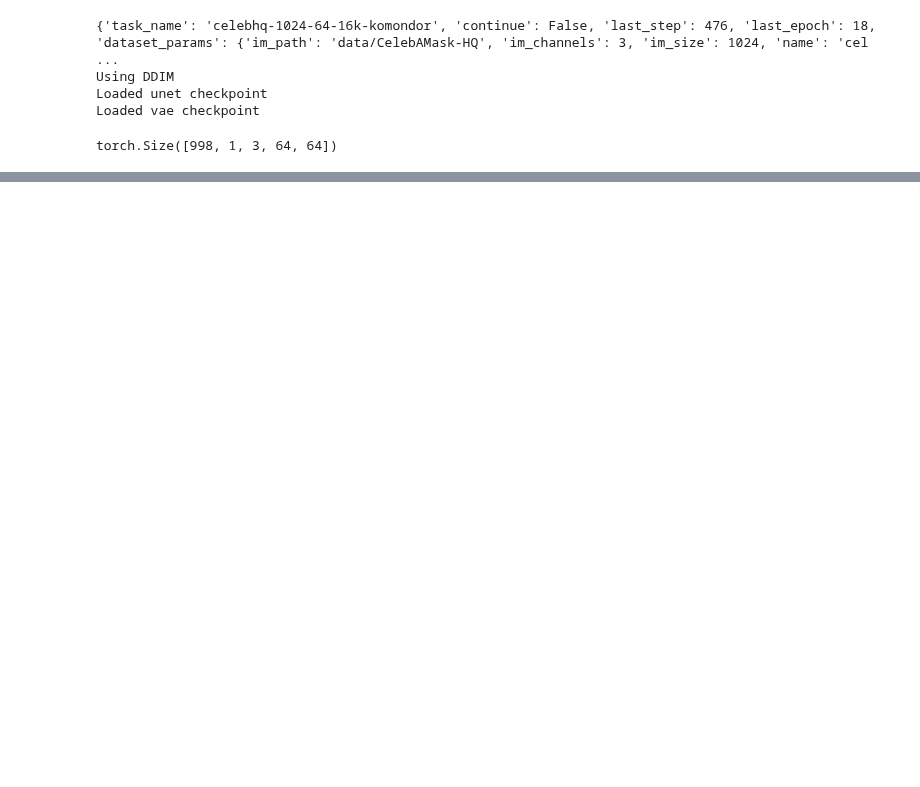
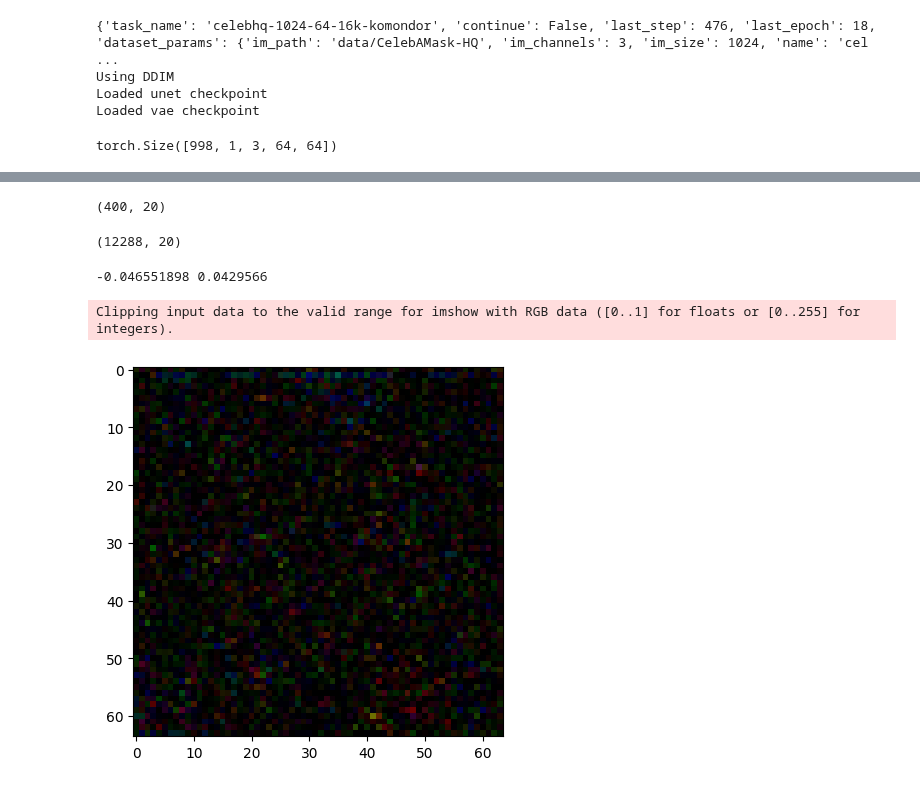
Before and after one commit to matemeglecz/face-diffusion, a Jupyter notebook: attr_editing.ipynb, the cells around one changed output, grey strips where cells are left out. Drawn from its saved outputs; the diff is of its cells as text; code cells hidden in the pictures; blank space fills up the shorter version.

```diff
--- a/attr_editing.ipynb
+++ b/attr_editing.ipynb
@@ -374,0 +663,51 @@ with torch.no_grad():
+# %%
+# flatten start_latent to (num_samples, num_latent_vector_dimension)
+latens = latens.view(latens.size(0), -1).cpu().numpy()
+
+attribute_desc = attribute_desc.cpu().numpy()
+# %%
+def normalize_feature_axis(feature_slope):
+    """
+    function to normalize the slope of features axis so that they have the same length
+
+    :param feature_slope: array of feature axis, shape = (num_latent_vector_dimension, num_features)
+    :return: same shape of input
+    """
+
+    feature_direction = feature_slope / np.linalg.norm(feature_slope, ord=2, axis=0, keepdims=True)
+    return feature_direction
+# %%
+feature_slope = find_feature_axis(latens, attribute_desc, method='linear')
+
+""" normalize the feature vectors """
+yn_normalize_feature_direction = True
+if yn_normalize_feature_direction:
+    feature_direction = normalize_feature_axis(feature_slope)
+else:
+    feature_direction = feature_slope
+# %%
+print(attribute_desc.shape)
+# %% [output]
+(400, 20)
+# %%
+print(feature_direction.shape)
+
+# format back to (1, 3, 64, 64)
+feature_direction = feature_direction.reshape(3, 64, 64, 20)
+# %% [output]
+(12288, 20)
+# %%
+print(min(feature_direction[0, 0].flatten()), max(feature_direction[0, 0].flatten()))
+# %% [output]
+-0.046551898 0.0429566
+# %%
+# plot the feature direction
+import matplotlib.pyplot as plt
+
+feature_direction = torch.tensor(feature_direction)[0]
+
+plt.imshow(feature_direction.permute(1, 2, 0) * 10)
+plt.show()
+# %% [output]
+Clipping input data to the valid range for imshow with RGB data ([0..1] for floats or [0..255] for integers).
+[figure, added]
```
Also changed, not shown: parts of 34 cells of this notebook.
